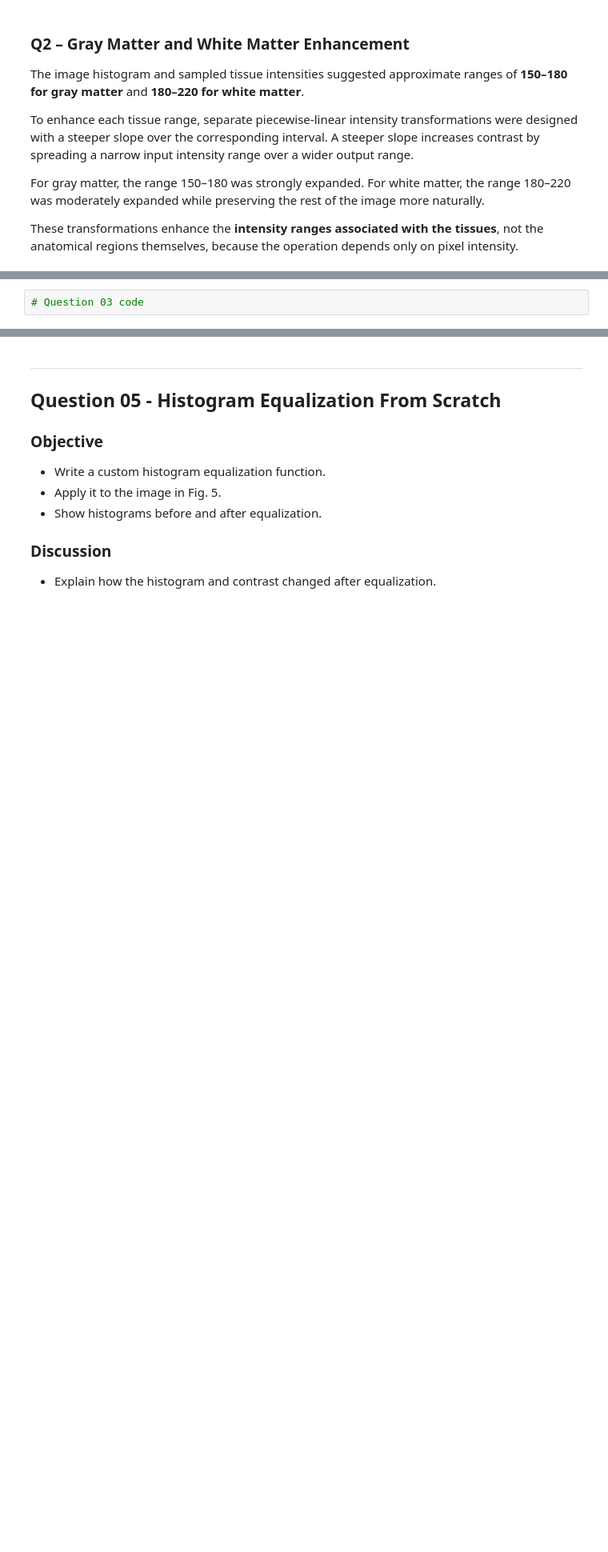
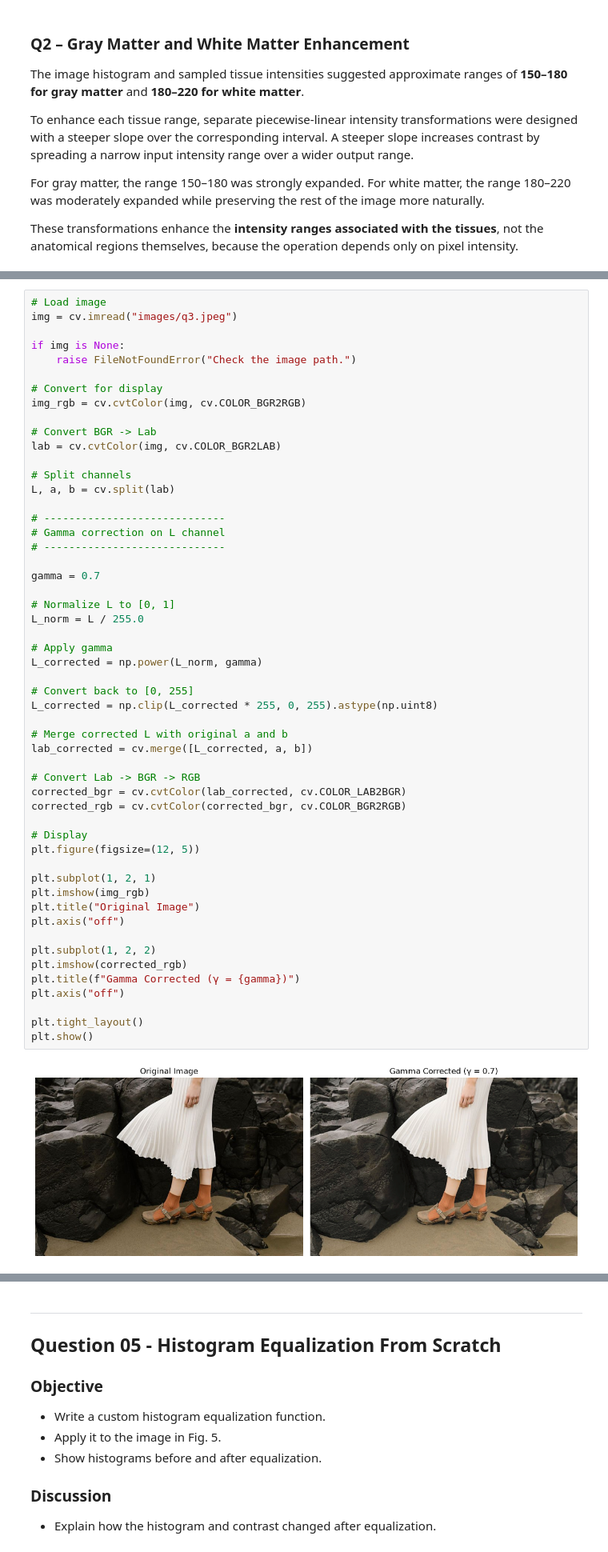
Before and after one commit to chalee88/EN3160_Assignment_1, a Jupyter notebook: assignment_01.ipynb, the cells around one changed output, grey strips where cells are left out. Shown at 80% size. Saved outputs shown, nothing was run; the diff lists cells and outputs as text; blank space fills up the shorter version.

Commit message:
Question 2 and 4 answer updated

```diff
--- a/assignment_01.ipynb
+++ b/assignment_01.ipynb
@@ -528,2 +524,55 @@ These transformations enhance the **intensity ranges associated with the tissues
 # %%
-# Question 03 code
+# Load image
+img = cv.imread("images/q3.jpeg")
+
+if img is None:
+    raise FileNotFoundError("Check the image path.")
+
+# Convert for display
+img_rgb = cv.cvtColor(img, cv.COLOR_BGR2RGB)
+
+# Convert BGR -> Lab
+lab = cv.cvtColor(img, cv.COLOR_BGR2LAB)
+
+# Split channels
+L, a, b = cv.split(lab)
+
+# -----------------------------
+# Gamma correction on L channel
+# -----------------------------
+
+gamma = 0.7
+
+# Normalize L to [0, 1]
+L_norm = L / 255.0
+
+# Apply gamma
+L_corrected = np.power(L_norm, gamma)
+
+# Convert back to [0, 255]
+L_corrected = np.clip(L_corrected * 255, 0, 255).astype(np.uint8)
+
+# Merge corrected L with original a and b
+lab_corrected = cv.merge([L_corrected, a, b])
+
+# Convert Lab -> BGR -> RGB
+corrected_bgr = cv.cvtColor(lab_corrected, cv.COLOR_LAB2BGR)
+corrected_rgb = cv.cvtColor(corrected_bgr, cv.COLOR_BGR2RGB)
+
+# Display
+plt.figure(figsize=(12, 5))
+
+plt.subplot(1, 2, 1)
+plt.imshow(img_rgb)
+plt.title("Original Image")
+plt.axis("off")
+
+plt.subplot(1, 2, 2)
+plt.imshow(corrected_rgb)
+plt.title(f"Gamma Corrected (γ = {gamma})")
+plt.axis("off")
+
+plt.tight_layout()
+plt.show()
+# %% [output]
+[figure, added]
```
Also changed, not shown: parts of 8 cells of this notebook, 7 other files.
